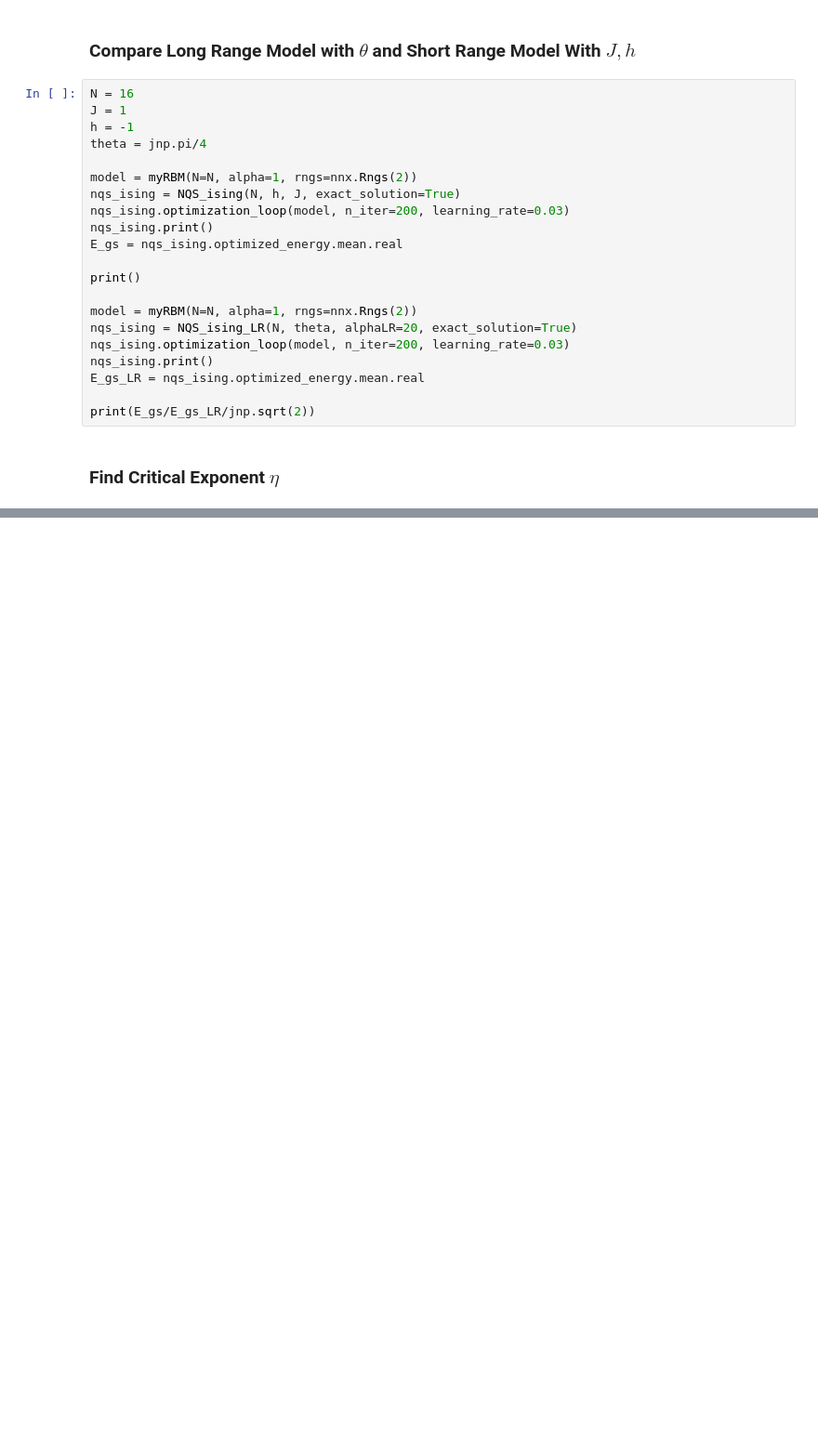
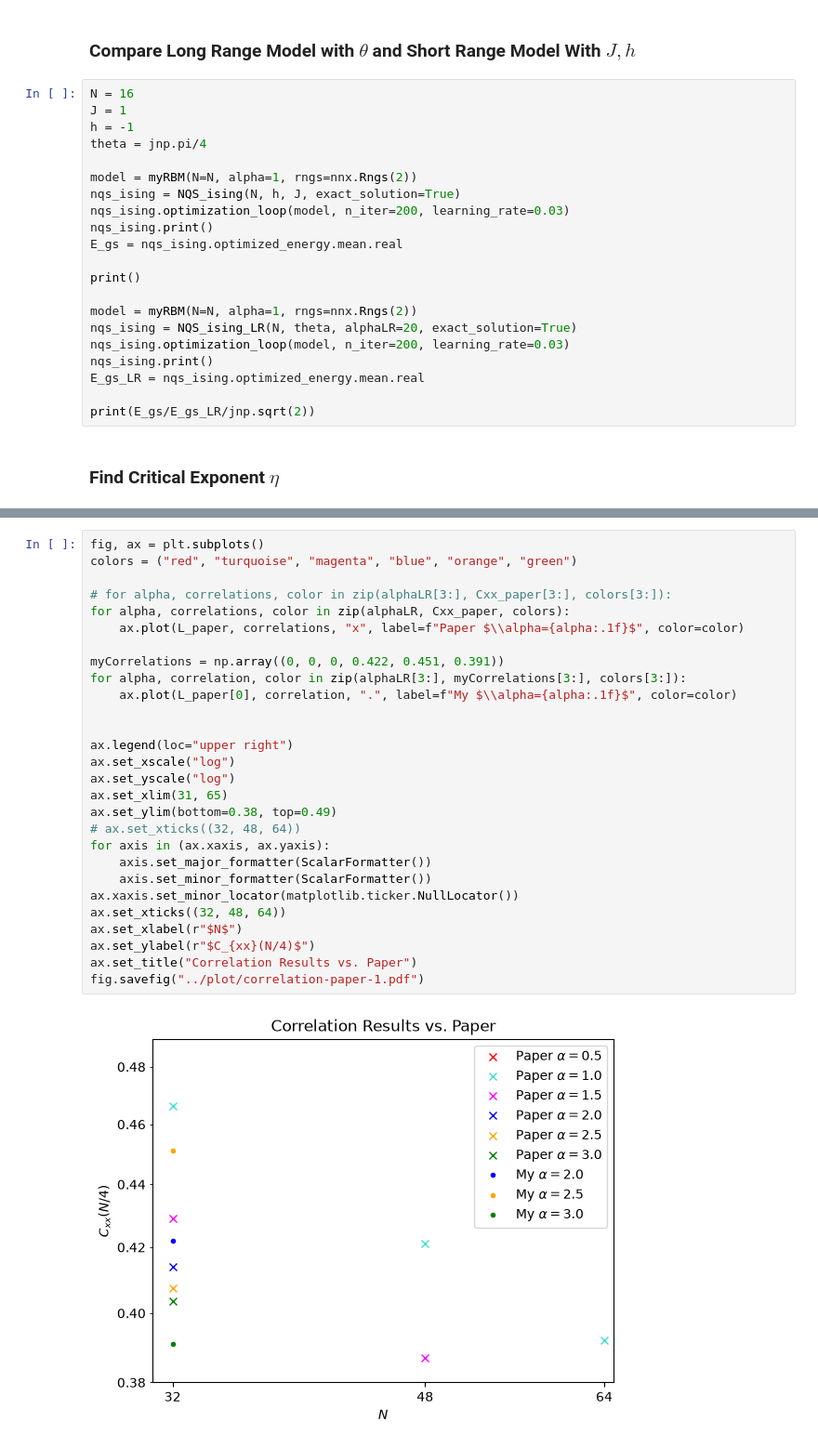
Before and after one commit to fpgasta/nqs-ising-research-project, a Jupyter notebook: src/main.ipynb, the cells around one changed output, grey strips where cells are left out. Shown at 93% size. Drawn from its saved outputs; the diff is of its cells as text; blank space fills up the shorter version.

```diff
--- a/src/main.ipynb
+++ b/src/main.ipynb
@@ -817,3 +828,33 @@ Automatic SR on_the_fly choice: False
 Optimized energy : -11.4972 ± 0.0021 [σ²=4.5e-03, R̂=1.008]
 correlation for alpha=1, theta=1.103, N=16: 0.552
 Array(0.55208333, dtype=float64)
+# %%
+fig, ax = plt.subplots()
+colors = ("red", "turquoise", "magenta", "blue", "orange", "green")
+
+# for alpha, correlations, color in zip(alphaLR[3:], Cxx_paper[3:], colors[3:]):
+for alpha, correlations, color in zip(alphaLR, Cxx_paper, colors):
+    ax.plot(L_paper, correlations, "x", label=f"Paper $\\alpha={alpha:.1f}$", color=color)
+
+myCorrelations = np.array((0, 0, 0, 0.422, 0.451, 0.391))
+for alpha, correlation, color in zip(alphaLR[3:], myCorrelations[3:], colors[3:]):
+    ax.plot(L_paper[0], correlation, ".", label=f"My $\\alpha={alpha:.1f}$", color=color)
+
+
+ax.legend(loc="upper right")
+ax.set_xscale("log")
+ax.set_yscale("log")
+ax.set_xlim(31, 65)
+ax.set_ylim(bottom=0.38, top=0.49)
+# ax.set_xticks((32, 48, 64))
+for axis in (ax.xaxis, ax.yaxis):
+    axis.set_major_formatter(ScalarFormatter())
+    axis.set_minor_formatter(ScalarFormatter())
+ax.xaxis.set_minor_locator(matplotlib.ticker.NullLocator())
+ax.set_xticks((32, 48, 64))
+ax.set_xlabel(r"$N$")
+ax.set_ylabel(r"$C_{xx}(N/4)$")
+ax.set_title("Correlation Results vs. Paper")
+fig.savefig("../plot/correlation-paper-1.pdf")
+# %% [output]
+[figure, added]
```
Also changed, not shown: parts of 5 cells of this notebook, 7 other files.
